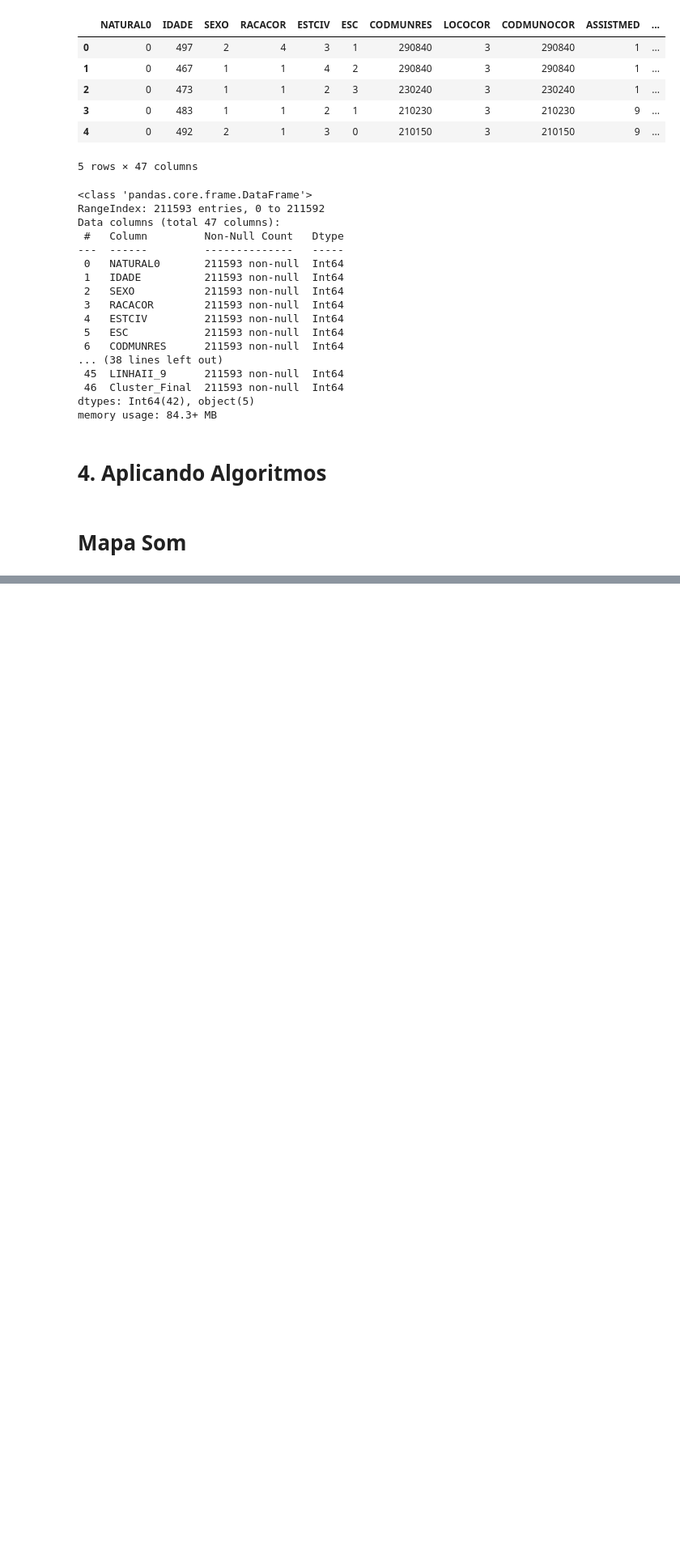
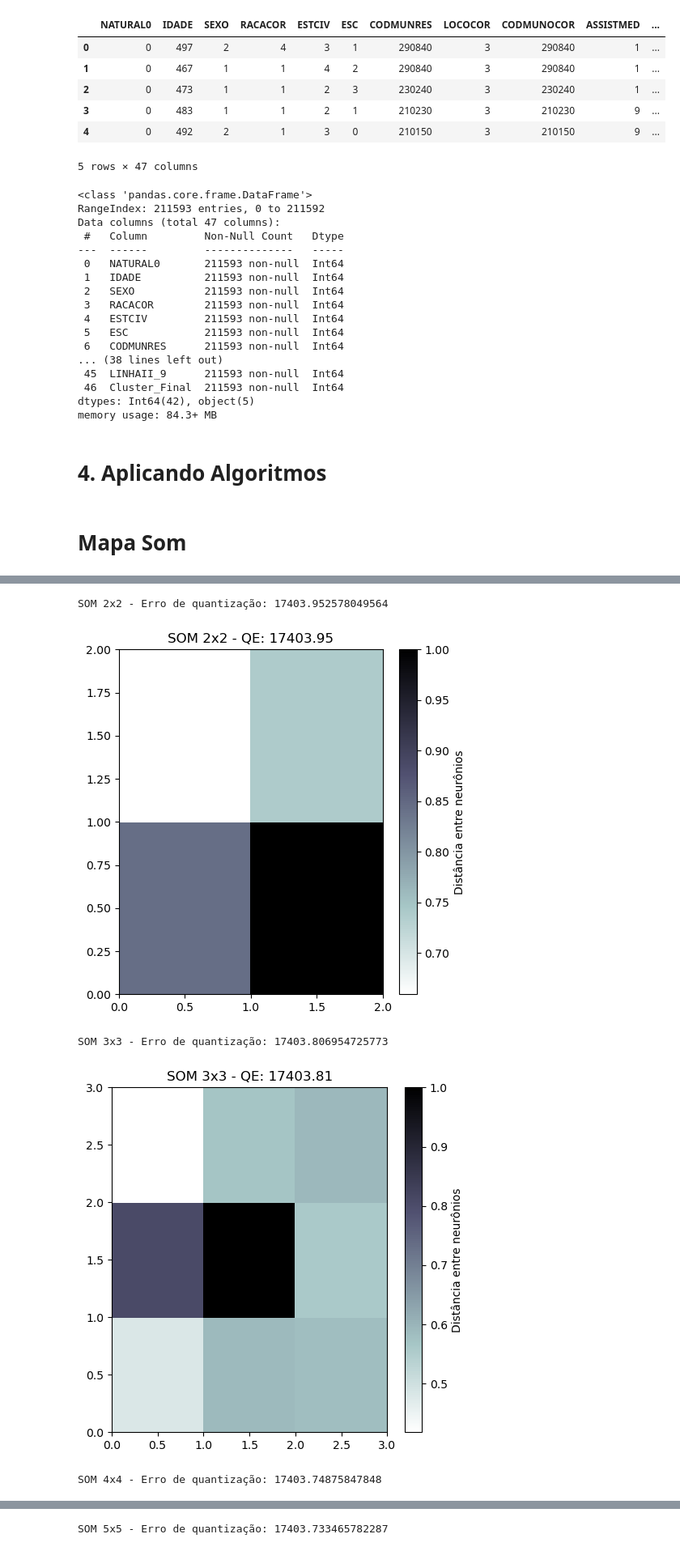
Before and after one commit to GabihSantana/python-datasus, a Jupyter notebook: projetoObitosAlzheimer.ipynb, the cells around one changed output, grey strips where cells are left out. Shown at 81% size. Saved outputs shown, nothing was run; the diff lists cells and outputs as text; code cells hidden in the pictures; blank space fills up the shorter version.

```diff
--- a/projetoObitosAlzheimer.ipynb
+++ b/projetoObitosAlzheimer.ipynb
@@ -1052,0 +1103,26 @@ plt.show()
+# %%
+# Testando com diferentes grades
+
+erro = []
+sizes = []
+
+for i in range(2, 15):
+    som = MiniSom(i, i, input_len=df_normalized_min.shape[1], sigma=1.0, learning_rate=0.5, activation_distance='manhattan')
+    som.train_random(df_normalized_min, 5000)
+    qe = som.quantization_error(df_normalized)
+    erro.append(qe)
+    sizes.append(i)
+    print(f"SOM {i}x{i} - Erro de quantização: {qe}")
+
+    plt.figure(figsize=(5, 5))
+    plt.title(f"SOM {i}x{i} - QE: {round(qe, 2)}")
+    plt.pcolor(som.distance_map().T, cmap='bone_r')
+    plt.colorbar(label='Distância entre neurônios')
+    plt.tight_layout()
+    plt.show()
+# %% [output]
+SOM 2x2 - Erro de quantização: 17403.952578049564
+[figure, added]
+SOM 3x3 - Erro de quantização: 17403.806954725773
+[figure, added]
+SOM 4x4 - Erro de quantização: 17403.74875847848
@@ -1052,0 +1130 @@ plt.show()
+SOM 5x5 - Erro de quantização: 17403.733465782287
```
Also changed, not shown: parts of 23 cells of this notebook.
